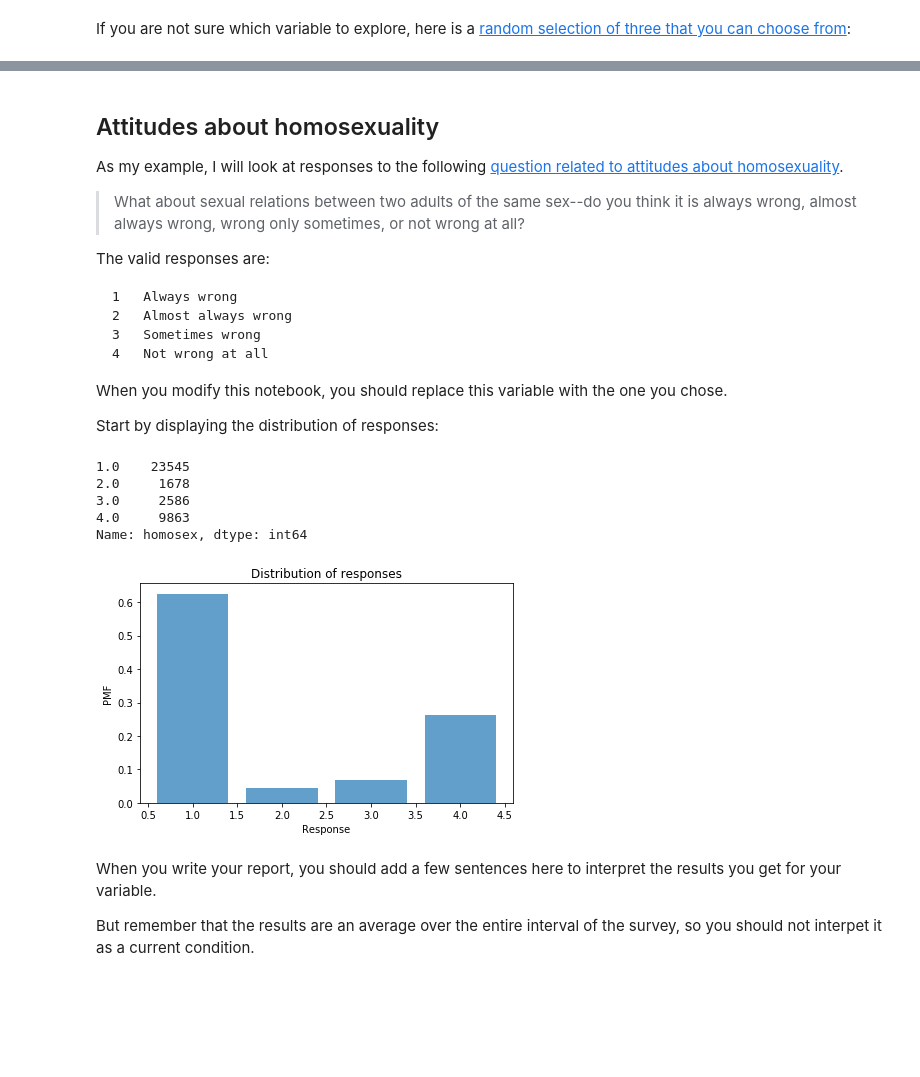
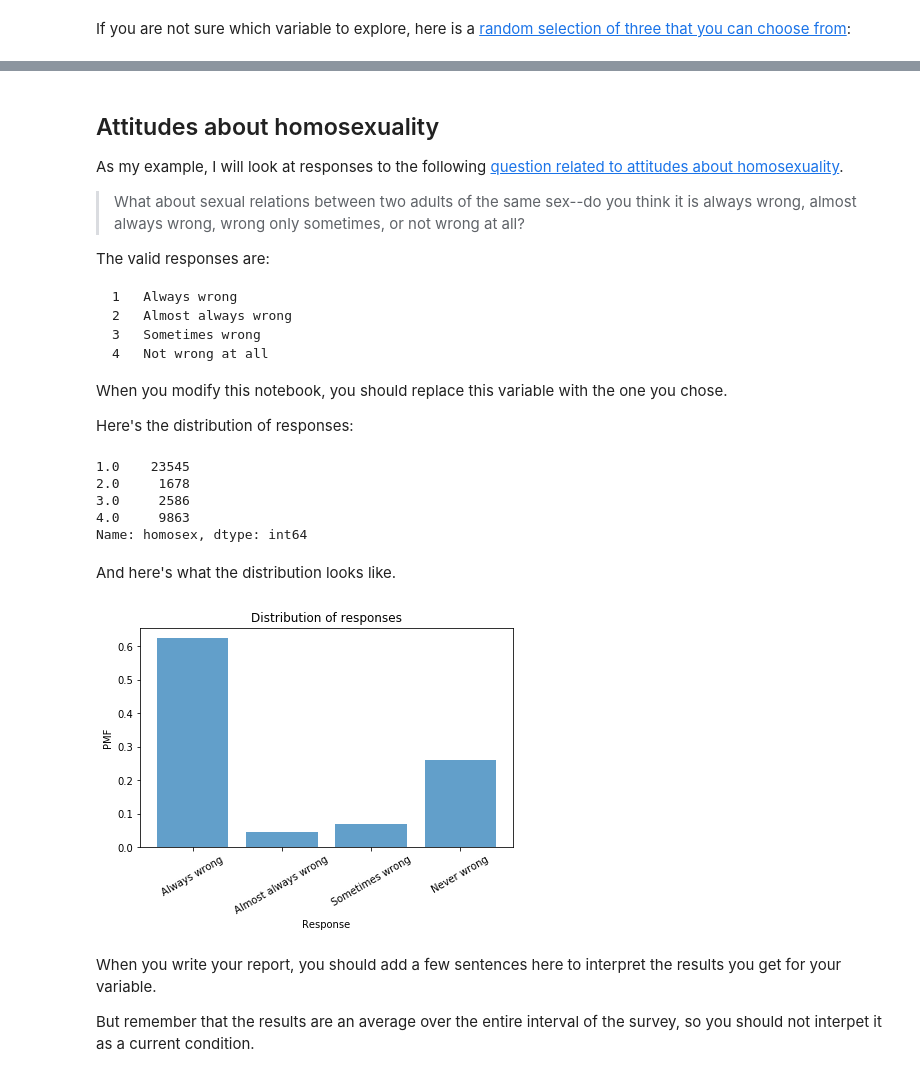
Before and after one commit to AllenDowney/PoliticalAlignmentCaseStudy, a Jupyter notebook: 04_worldview.ipynb, the cells around one changed output, grey strips where cells are left out. Saved outputs shown, nothing was run; the diff lists cells and outputs as text; code cells hidden in the pictures; blank space fills up the shorter version.

```diff
--- a/04_worldview.ipynb
+++ b/04_worldview.ipynb
@@ -173,7 +173,7 @@ The valid responses are:
 
 When you modify this notebook, you should replace this variable with the one you chose.
 
-Start by displaying the distribution of responses:
+Here's the distribution of responses:
 # %%
 values(gss['homosex'])
 # %% [output]
@@ -182,15 +182,26 @@ values(gss['homosex'])
 3.0     2586
 4.0     9863
 Name: homosex, dtype: int64
+# %% [markdown]
+And here's what the distribution looks like.
 # %%
 pmf = Pmf.from_seq(gss['homosex'])
 pmf.bar(alpha=0.7)
 
 decorate(xlabel='Response',
          ylabel='PMF',
          title='Distribution of responses')
+
+responses = [1, 2, 3, 4]
+
+labels = ['Always wrong',
+          'Almost always wrong',
+          'Sometimes wrong',
+          'Never wrong']
+
+plt.xticks(responses, labels, rotation=30);
 # %% [output]
-[figure, old version]
+[figure, new version]
 # %% [markdown]
 When you write your report, you should add a few sentences here to interpret the results you get for your variable.
 
```
Also changed, not shown: parts of 7 cells of this notebook.
